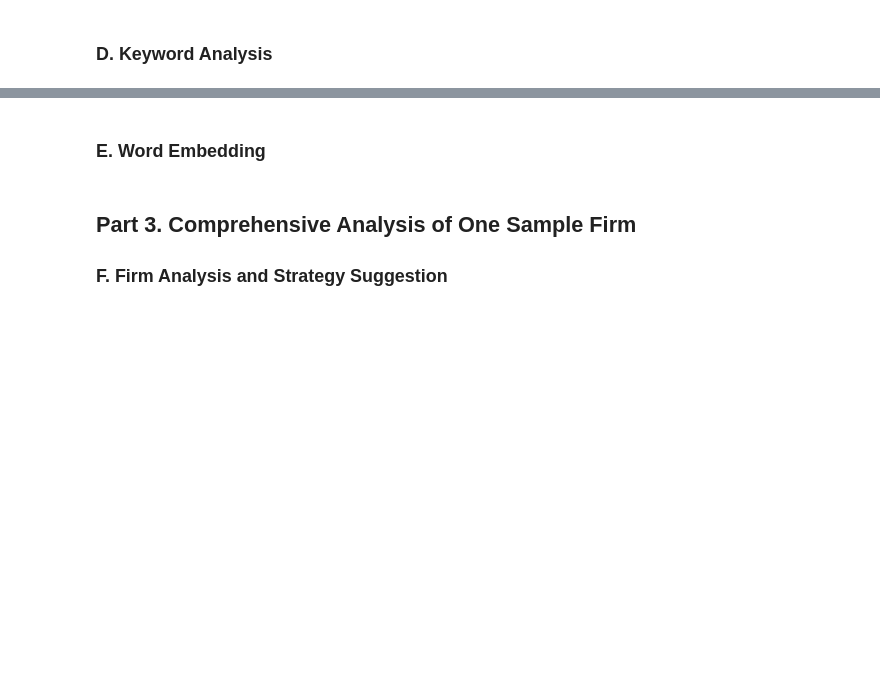
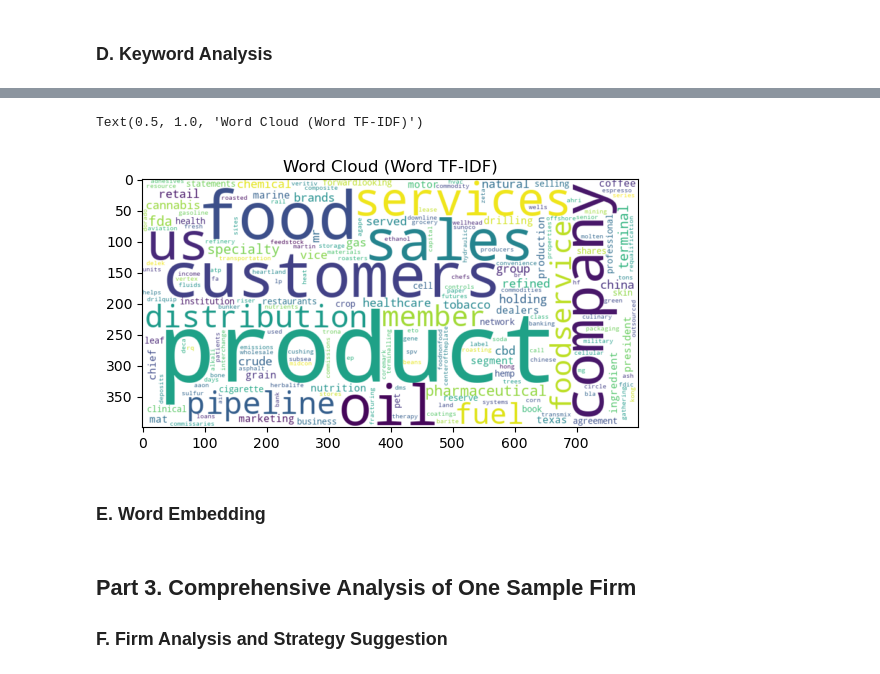
Before and after one commit to davidzc01/BAIT508_Industry_Analysis, a Jupyter notebook: Industry analysis.ipynb, the cells around one changed output, grey strips where cells are left out. Drawn from its saved outputs; the diff is of its cells as text; code cells hidden in the pictures; blank space fills up the shorter version.

```diff
--- a/Industry analysis.ipynb
+++ b/Industry analysis.ipynb
@@ -215,6 +233,6 @@ dataFrame10K.head()
 ### D. Keyword Analysis
 # %%
 #1.	Create a new DataFrame that includes only firms in your selected industry sectors. Ensure that you merge the 10-K data with the previous "public_firm.csv" data using an inner join.
-df_filtered=pd.merge(filteredPublicFirms,dataFrame10K,on='gvkey',how='inner')
+df_filtered=pd.merge(dataFrame10K, filteredPublicFirms,left_on=['gvkey', 'year'], right_on=['gvkey', 'fyear'], how='inner')
 print(df_filtered.head(10))
 # %% [output]
@@ -288,15 +347,12 @@ Name: top_10_keywords_tfidf, dtype: object
 # %%
-##1 word count
-all_words_c = ' '.join(filtered_df['top_10_keywords_count'])
-wordcloud_count = WordCloud(width=800, height=400, background_color='white').generate(all_words_c)
-plt.imshow(wordcloud_count, interpolation='bilinear')
-plt.title("Word Cloud (Word Counts)")
-
 ##2 TFID
-all_words_t = ' '.join(filtered_df['top_10_keywords_tfidf'])
+all_words_t = ' '.join(df_filtered['top_10_keywords_tfidf'])
 wordcloud_tfidf = WordCloud(width=800, height=400, background_color='white').generate(all_words_t)
 plt.imshow(wordcloud_tfidf, interpolation='bilinear')
 plt.title("Word Cloud (Word TF-IDF)")
+# %% [output]
+Text(0.5, 1.0, 'Word Cloud (Word TF-IDF)')
+[figure, added]
 # %% [markdown]
 ### E. Word Embedding
 # %%
```
Also changed, not shown: parts of 6 cells of this notebook.
